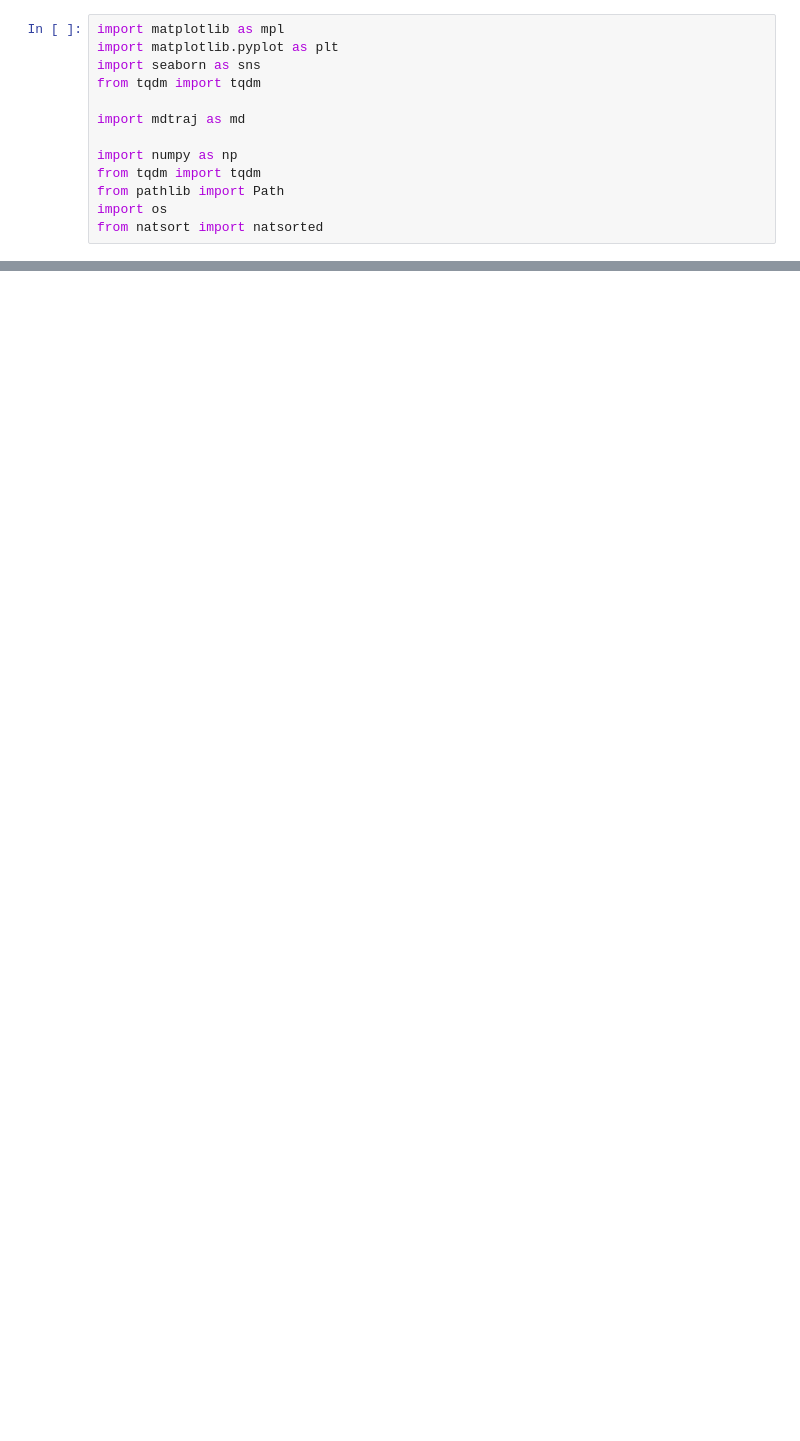
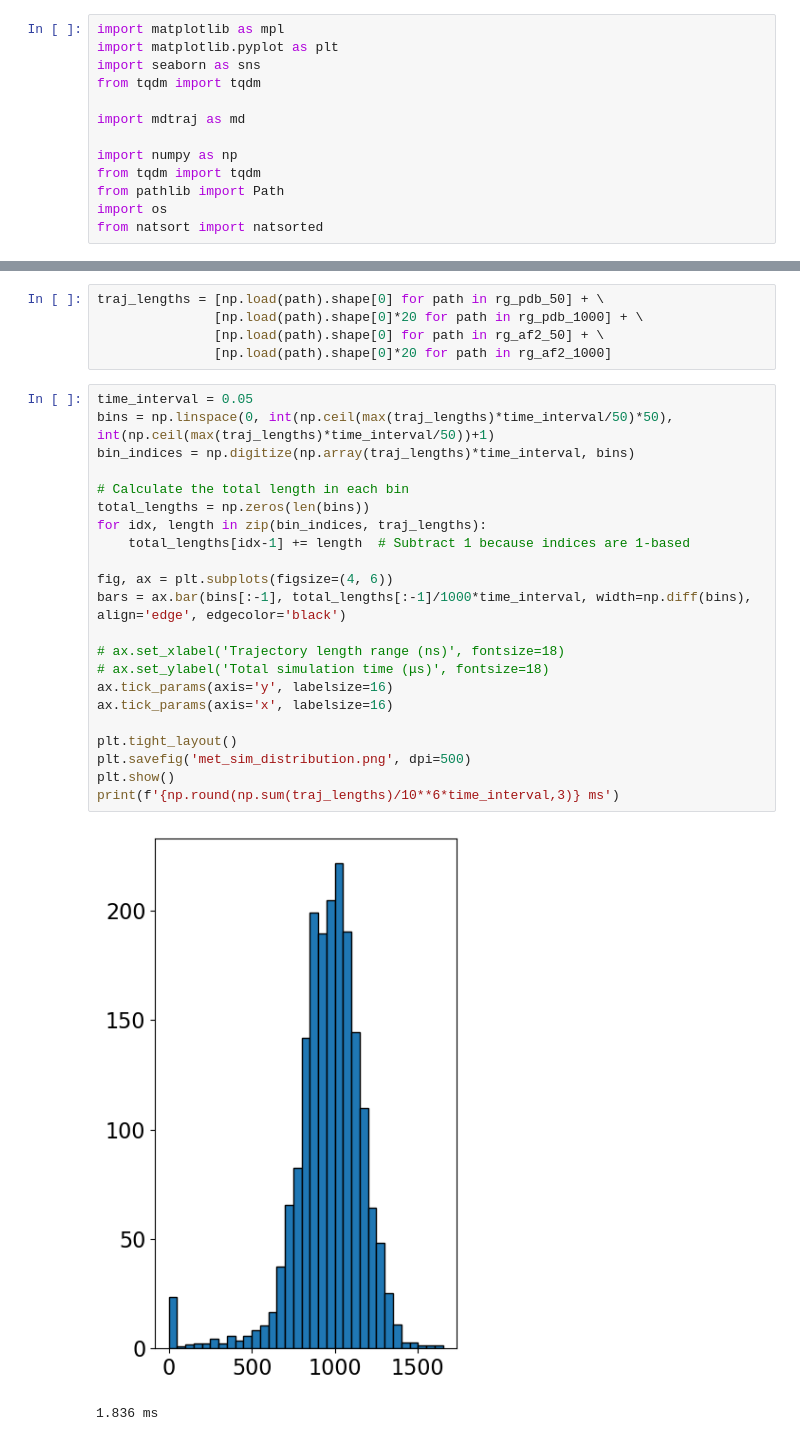
Before and after one commit to meyresearch/kinase_analysis, a Jupyter notebook: notebooks/plotting/plot_length_distribution.ipynb, the cells around one changed output, grey strips where cells are left out. Cells and saved outputs as stored; diff of their text form; blank space fills up the shorter version.

```diff
--- a/notebooks/plotting/plot_length_distribution.ipynb
+++ b/notebooks/plotting/plot_length_distribution.ipynb
@@ -22,3 +27,33 @@ traj_lengths = [np.load(path).shape[0] for path in f_dunbrack]
+# %%
+traj_lengths = [np.load(path).shape[0] for path in rg_pdb_50] + \
+               [np.load(path).shape[0]*20 for path in rg_pdb_1000] + \
+               [np.load(path).shape[0] for path in rg_af2_50] + \
+               [np.load(path).shape[0]*20 for path in rg_af2_1000]
+# %%
+time_interval = 0.05
+bins = np.linspace(0, int(np.ceil(max(traj_lengths)*time_interval/50)*50), int(np.ceil(max(traj_lengths)*time_interval/50))+1)
+bin_indices = np.digitize(np.array(traj_lengths)*time_interval, bins)
+
+# Calculate the total length in each bin
+total_lengths = np.zeros(len(bins))
+for idx, length in zip(bin_indices, traj_lengths):
+    total_lengths[idx-1] += length  # Subtract 1 because indices are 1-based
+
+fig, ax = plt.subplots(figsize=(4, 6))
+bars = ax.bar(bins[:-1], total_lengths[:-1]/1000*time_interval, width=np.diff(bins), align='edge', edgecolor='black')
+
+# ax.set_xlabel('Trajectory length range (ns)', fontsize=18)
+# ax.set_ylabel('Total simulation time (μs)', fontsize=18)
+ax.tick_params(axis='y', labelsize=16)
+ax.tick_params(axis='x', labelsize=16)
+
+plt.tight_layout()
+plt.savefig('met_sim_distribution.png', dpi=500)
+plt.show()
+print(f'{np.round(np.sum(traj_lengths)/10**6*time_interval,3)} ms')
+# %% [output]
+[figure, added]
+1.836 ms
 # %%
 # Trajectories shorter than 1000 * timestep (50 ps) = 50 ns are not used in the MSMs
 # Use 50 as the bin width, so the frist bin is excluded
```
Also changed, not shown: parts of 5 cells of this notebook, 6 other files.
